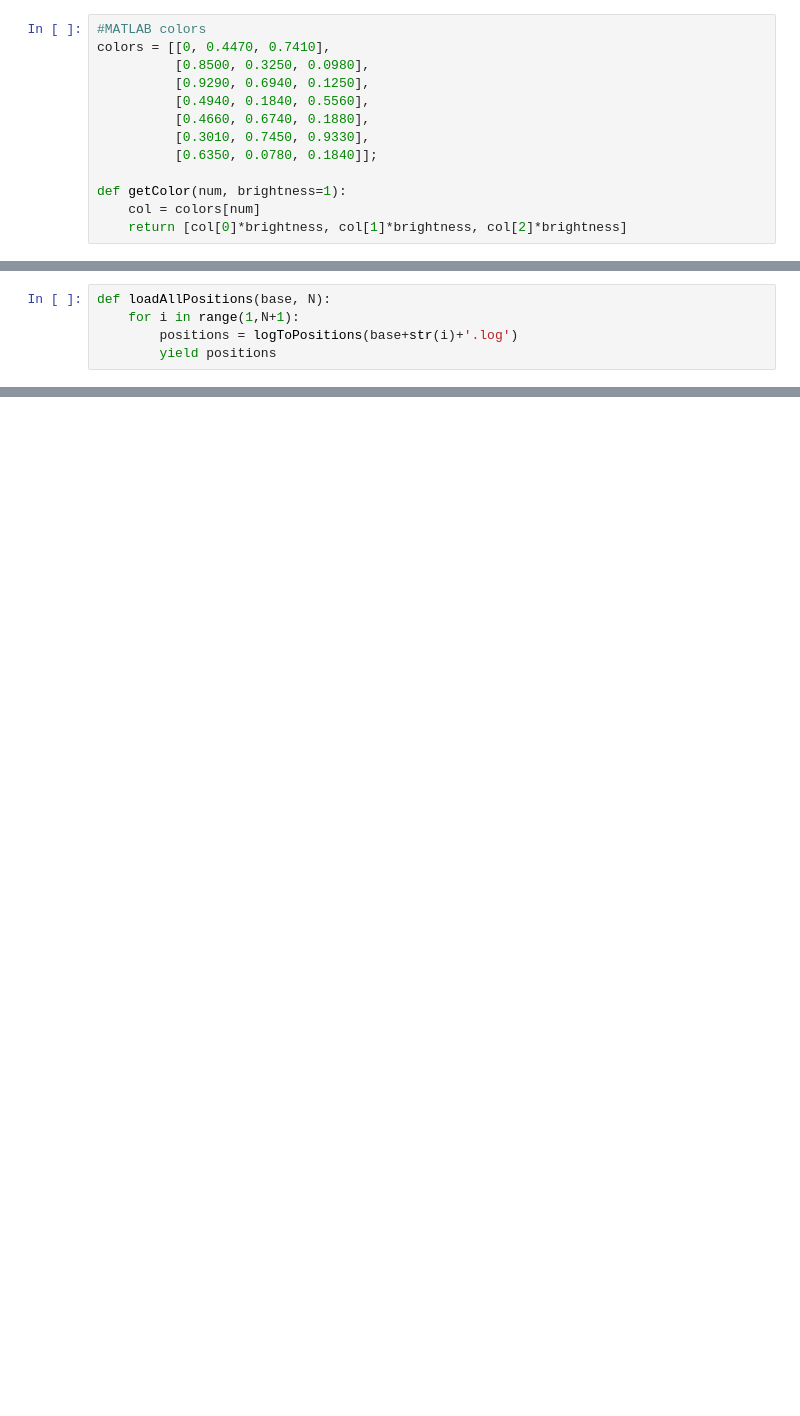
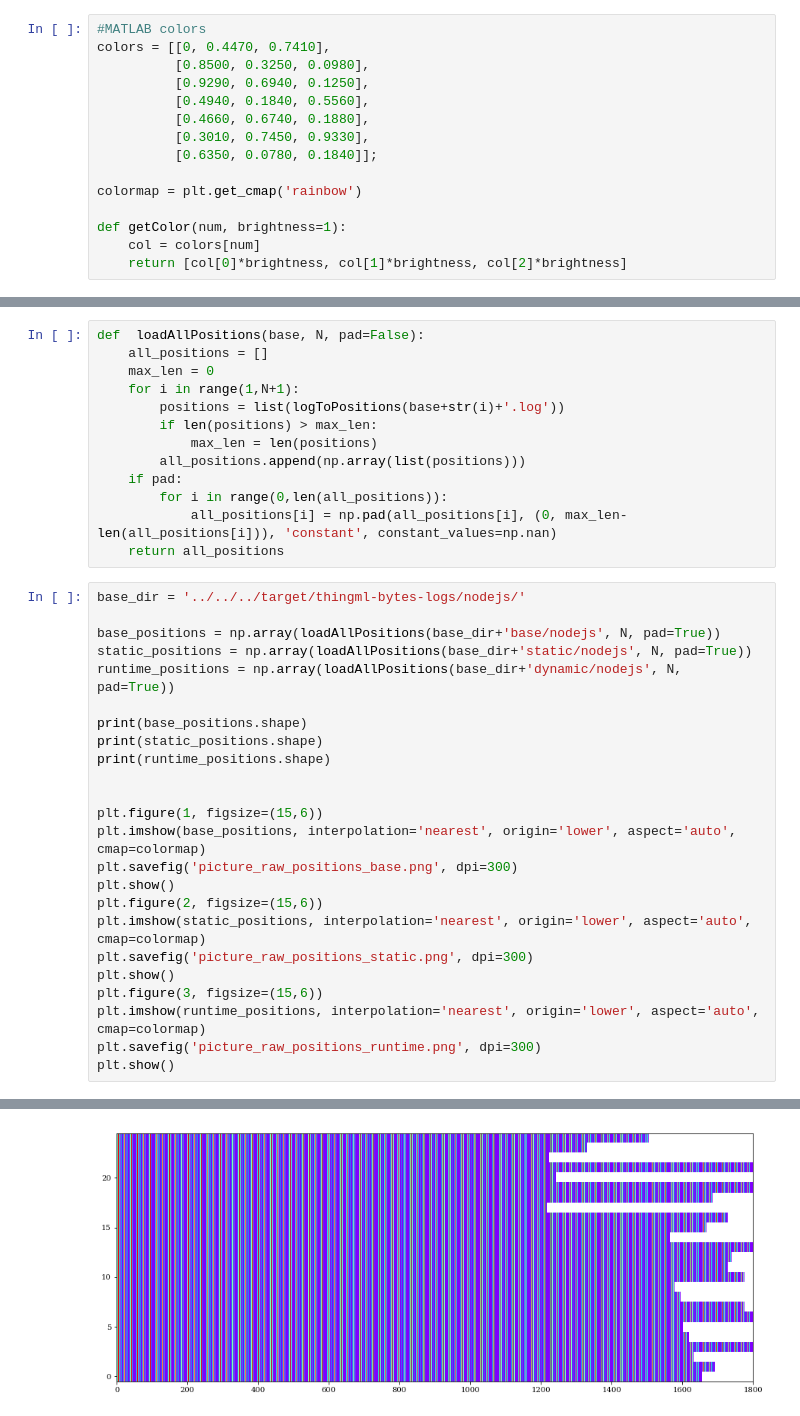
Before and after one commit to SINTEF-9012/thingml-diversifier, a Jupyter notebook: src/main/python/tensorflow.ipynb, the cells around one changed output, grey strips where cells are left out. Cells and saved outputs as stored; diff of their text form; blank space fills up the shorter version.

```diff
--- a/src/main/python/tensorflow.ipynb
+++ b/src/main/python/tensorflow.ipynb
@@ -27,6 +26,8 @@ colors = [[0, 0.4470, 0.7410],
           [0.3010, 0.7450, 0.9330],
           [0.6350, 0.0780, 0.1840]];
 
+colormap = plt.get_cmap('rainbow')
+
 def getColor(num, brightness=1):
     col = colors[num]
     return [col[0]*brightness, col[1]*brightness, col[2]*brightness]
@@ -55,7 +60,2 @@ def logToPositions(filename):
     if not found_christmas:
         print('WARNING! Logs may not be complete for ' + filename)
-# %%
-def loadAllPositions(base, N):
-    for i in range(1,N+1):
-        positions = logToPositions(base+str(i)+'.log')
-        yield positions
@@ -121,0 +62,38 @@ plt.show()
+# %%
+def  loadAllPositions(base, N, pad=False):
+    all_positions = []
+    max_len = 0
+    for i in range(1,N+1):
+        positions = list(logToPositions(base+str(i)+'.log'))
+        if len(positions) > max_len:
+            max_len = len(positions)
+        all_positions.append(np.array(list(positions)))
+    if pad:
+        for i in range(0,len(all_positions)):
+            all_positions[i] = np.pad(all_positions[i], (0, max_len-len(all_positions[i])), 'constant', constant_values=np.nan)
+    return all_positions
+# %%
+base_dir = '../../../target/thingml-bytes-logs/nodejs/'
+
+base_positions = np.array(loadAllPositions(base_dir+'base/nodejs', N, pad=True))
+static_positions = np.array(loadAllPositions(base_dir+'static/nodejs', N, pad=True))
+runtime_positions = np.array(loadAllPositions(base_dir+'dynamic/nodejs', N, pad=True))
+
+print(base_positions.shape)
+print(static_positions.shape)
+print(runtime_positions.shape)
+
+
+plt.figure(1, figsize=(15,6))
+plt.imshow(base_positions, interpolation='nearest', origin='lower', aspect='auto', cmap=colormap)
+plt.savefig('picture_raw_positions_base.png', dpi=300)
+plt.show()
+plt.figure(2, figsize=(15,6))
+plt.imshow(static_positions, interpolation='nearest', origin='lower', aspect='auto', cmap=colormap)
+plt.savefig('picture_raw_positions_static.png', dpi=300)
+plt.show()
+plt.figure(3, figsize=(15,6))
+plt.imshow(runtime_positions, interpolation='nearest', origin='lower', aspect='auto', cmap=colormap)
+plt.savefig('picture_raw_positions_runtime.png', dpi=300)
+plt.show()
+# %% [output]
@@ -121,0 +117 @@ plt.show()
+[figure, added]
```
Also changed, not shown: parts of 10 cells of this notebook, 2 other files.
